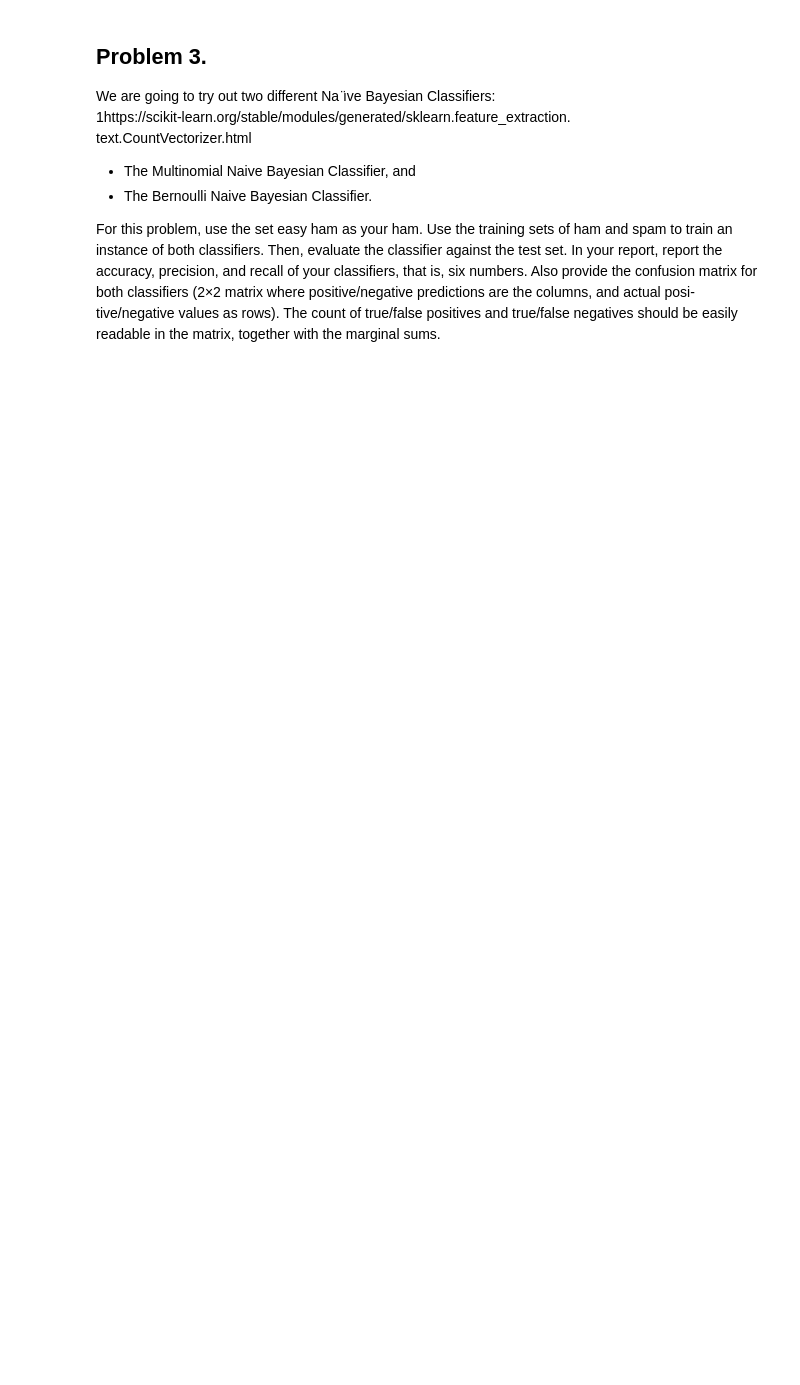
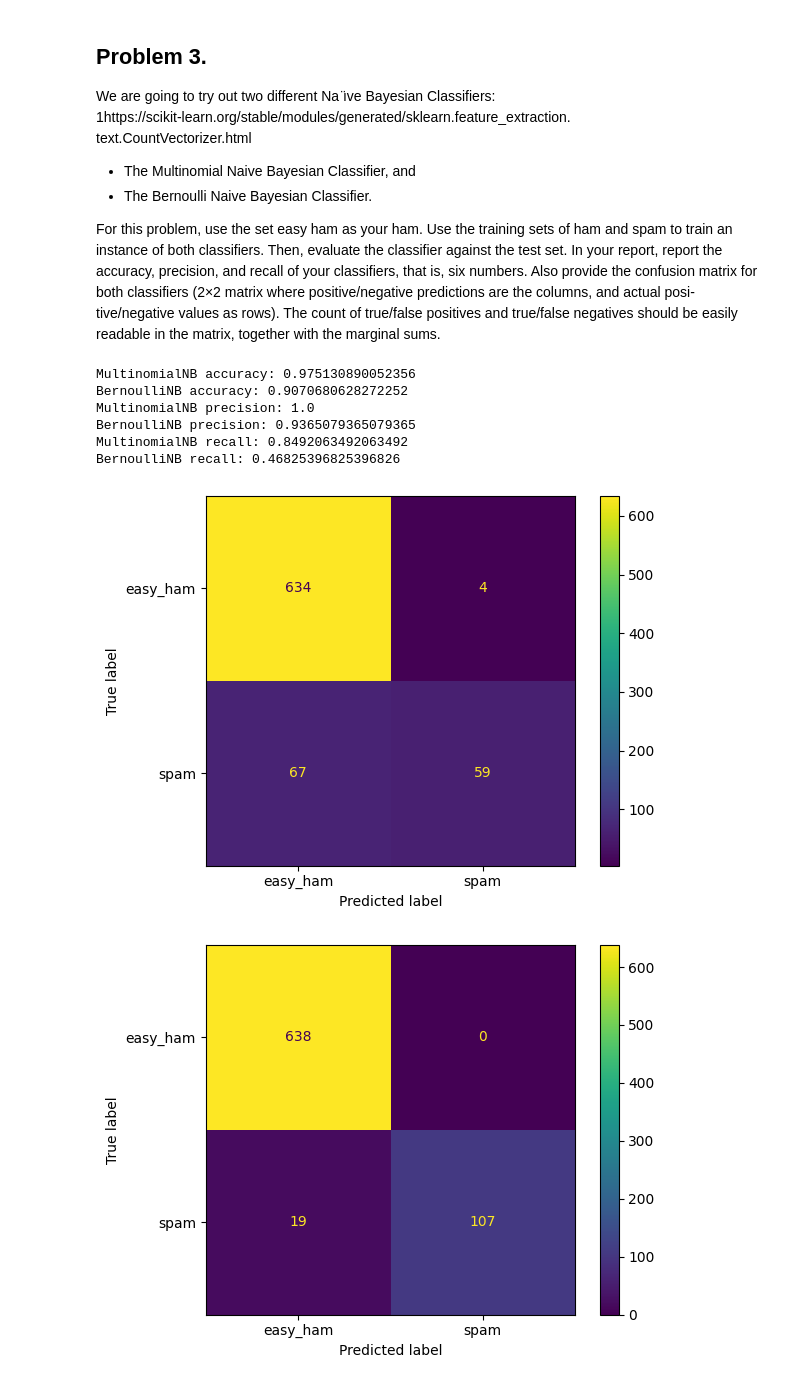
Before and after one commit to willayy/Data-Science-and-AI-DIT407, a Jupyter notebook: Lab 3/lab3.ipynb, the cells around one changed output. Cells and saved outputs as stored; diff of their text form; code cells hidden in the pictures; blank space fills up the shorter version.

```diff
--- a/Lab 3/lab3.ipynb
+++ b/Lab 3/lab3.ipynb
@@ -28,9 +28,9 @@ spam_texts: list[str] = []
 easy_ham_labels: list[str] = []
 hard_ham_labels: list[str] = []
 spam_labels: list[str] = []
-easy_ham_dir_path = os.getcwd() + "\\20021010_easy_ham\\easy_ham\\"
-hard_ham_dir_path = os.getcwd() + "\\20021010_hard_ham\\hard_ham\\"
-spam_dir_path = os.getcwd() + "\\20021010_spam\\spam\\"
+easy_ham_dir_path = os.getcwd() + "/20021010_easy_ham/easy_ham/"
+hard_ham_dir_path = os.getcwd() + "/20021010_hard_ham/hard_ham/"
+spam_dir_path = os.getcwd() + "/20021010_spam/spam/"
 
 # Parsing the text files into lists
 for file_name in os.listdir(easy_ham_dir_path):
@@ -41,14 +41,14 @@ for file_name in os.listdir(easy_ham_dir_path):
     f.close()
 
 for file_name in os.listdir(hard_ham_dir_path):
-    f = open(easy_ham_dir_path+file_name, "r", encoding="latin-1")
+    f = open(hard_ham_dir_path+file_name, "r", encoding="latin-1")
     text = f.read()
     hard_ham_texts.append(text)
     hard_ham_labels.append("hard_ham")
     f.close()
 
 for file_name in os.listdir(spam_dir_path):
-    f = open(easy_ham_dir_path+file_name, "r", encoding="latin-1")
+    f = open(spam_dir_path+file_name, "r", encoding="latin-1")
     text = f.read()
     spam_texts.append(text)
     spam_labels.append("spam")
@@ -75,6 +75,3 @@ easy_ham_x_train, easy_ham_x_test, easy_ham_y_train, easy_ham_y_test = train_tes
 hard_ham_x_train, hard_ham_x_test, hard_ham_y_train, hard_ham_y_test = train_test_split(hard_ham_texts, hard_ham_labels, test_size=0.25)
 
 spam_x_train, spam_x_test, spam_y_train, spam_y_test = train_test_split(spam_texts, spam_labels, test_size=0.25)
-
-print(spam_x_test)
-print(spam_y_test)
@@ -140,52 +132,61 @@ negatives should be easily readable in the matrix, together with the marginal
 sums.
 # %%
 from sklearn.naive_bayes import MultinomialNB, BernoulliNB
-from sklearn.metrics import precision_score, recall_score
+from sklearn.metrics import precision_score, recall_score, confusion_matrix, ConfusionMatrixDisplay
 import numpy as np
+import matplotlib.pyplot as plt
 
 # Create the training data.
 training_data = np.concatenate((easy_ham_x_train_matrix.toarray(), spam_x_train_matrix.toarray()))
 training_labels = np.concatenate((easy_ham_y_train, spam_y_train))
+
+# Create the test data.
+test_data = np.concatenate((easy_ham_x_test_matrix.toarray(), spam_x_test_matrix.toarray()))
+test_labels = np.concatenate((easy_ham_y_test, spam_y_test))
 
 # Create the classifiers and fit it to the training data.
 multinomial_nb_clf = MultinomialNB()
 multinomial_nb_clf.fit(training_data, training_labels)
 
 bernoulli_nb_clf = BernoulliNB()
 bernoulli_nb_clf.fit(training_data, training_labels)
 
-# Create the test data.
-test_data = np.concatenate((easy_ham_x_test_matrix.toarray(), spam_x_test_matrix.toarray()))
-test_labels = np.concatenate((easy_ham_y_test, spam_y_test))
-
 # Evaluate accuracy on the test data.
 # accuracy answers the question: how often the model is right?
 bernoulli_accuracy_score = bernoulli_nb_clf.score(test_data, test_labels)
 multinomial_accuracy_score = multinomial_nb_clf.score(test_data, test_labels)
-
 print(f"MultinomialNB accuracy: {multinomial_accuracy_score}")
 print(f"BernoulliNB accuracy: {bernoulli_accuracy_score}")
 
 # Evaluate the precision, figured average = "binary" is fine since this is a two class classification problem.
+# pos_label="spam" is used to specify that spam is the positive class, which is the class we are interested in.
 # precision answers the question: how often the positive predictions are correct?
-easy_ham_precision_multinomial = precision_score(easy_ham_y_test, multinomial_nb_clf.predict(easy_ham_x_test_matrix), pos_label="easy_ham")
-spam_precision_multinomial = precision_score(spam_y_test, multinomial_nb_clf.predict(spam_x_test_matrix), pos_label="spam")
-easy_ham_precision_bernoulli = precision_score(easy_ham_y_test, bernoulli_nb_clf.predict(easy_ham_x_test_matrix), pos_label="easy_ham")
-spam_precision_bernoulli = precision_score(spam_y_test, bernoulli_nb_clf.predict(spam_x_test_matrix), pos_label="spam")
+bernoulli_precision_score = precision_score(test_labels, bernoulli_nb_clf.predict(test_data), zero_division=0, pos_label="spam")
+multinomial_precision_score = precision_score(test_labels, multinomial_nb_clf.predict(test_data), zero_division=0, pos_label="spam")
+print(f"MultinomialNB precision: {multinomial_precision_score}")
+print(f"BernoulliNB precision: {bernoulli_precision_score}")
 
-print(f"MultinomialNB easy_ham precision: {easy_ham_precision_multinomial}")
-print(f"MultinomialNB spam precision: {spam_precision_multinomial}")
-print(f"BernoulliNB easy_ham precision: {easy_ham_precision_bernoulli}")
-print(f"BernoulliNB spam precision: {spam_precision_bernoulli}")
+# Evaluate the recall .
+# recall answers the question: can an ML model find all instances of the positive class?
+bernoulli_recall_score = recall_score(test_labels, bernoulli_nb_clf.predict(test_data), zero_division=0, pos_label="spam")
+multinomial_recall_score = recall_score(test_labels, multinomial_nb_clf.predict(test_data), zero_division=0, pos_label="spam")
+print(f"MultinomialNB recall: {multinomial_recall_score}")
+print(f"BernoulliNB recall: {bernoulli_recall_score}")
 
-# Evaluate the recall
-# recall answers the question: can an ML model find all instances of the positive class?
-easy_ham_recall_multinomial = recall_score(easy_ham_y_test, multinomial_nb_clf.predict(easy_ham_x_test_matrix), pos_label="easy_ham", zero_division=0)
-spam_recall_multinomial = recall_score(spam_y_test, multinomial_nb_clf.predict(spam_x_test_matrix), pos_label="spam", zero_division=0)
-easy_ham_recall_bernoulli = recall_score(easy_ham_y_test, bernoulli_nb_clf.predict(easy_ham_x_test_matrix), pos_label="easy_ham", zero_division=0)
-spam_recall_bernoulli = recall_score(spam_y_test, bernoulli_nb_clf.predict(spam_x_test_matrix), pos_label="spam", zero_division=0)
-
-print(f"MultinomialNB easy_ham recall: {easy_ham_recall_multinomial}")
-print(f"MultinomialNB spam recall: {spam_recall_multinomial}")
-print(f"BernoulliNB easy_ham recall: {easy_ham_recall_bernoulli}")
-print(f"BernoulliNB spam recall: {spam_recall_bernoulli}")
+# Create the confusion matrix.
+bernoulli_confusion_matrix = confusion_matrix(test_labels, bernoulli_nb_clf.predict(test_data))
+multinomial_confusion_matrix = confusion_matrix(test_labels, multinomial_nb_clf.predict(test_data))
+dis_bernoulli = ConfusionMatrixDisplay(bernoulli_confusion_matrix, display_labels=bernoulli_nb_clf.classes_)
+disp_multinomial = ConfusionMatrixDisplay(multinomial_confusion_matrix, display_labels=multinomial_nb_clf.classes_)
+dis_bernoulli.plot()
+disp_multinomial.plot()
+plt.show()
+# %% [output]
+MultinomialNB accuracy: 0.975130890052356
+BernoulliNB accuracy: 0.9070680628272252
+MultinomialNB precision: 1.0
+BernoulliNB precision: 0.9365079365079365
+MultinomialNB recall: 0.8492063492063492
+BernoulliNB recall: 0.46825396825396826
+[figure, added]
+[figure, added]
```
Also changed, not shown: parts of 4 cells of this notebook.
